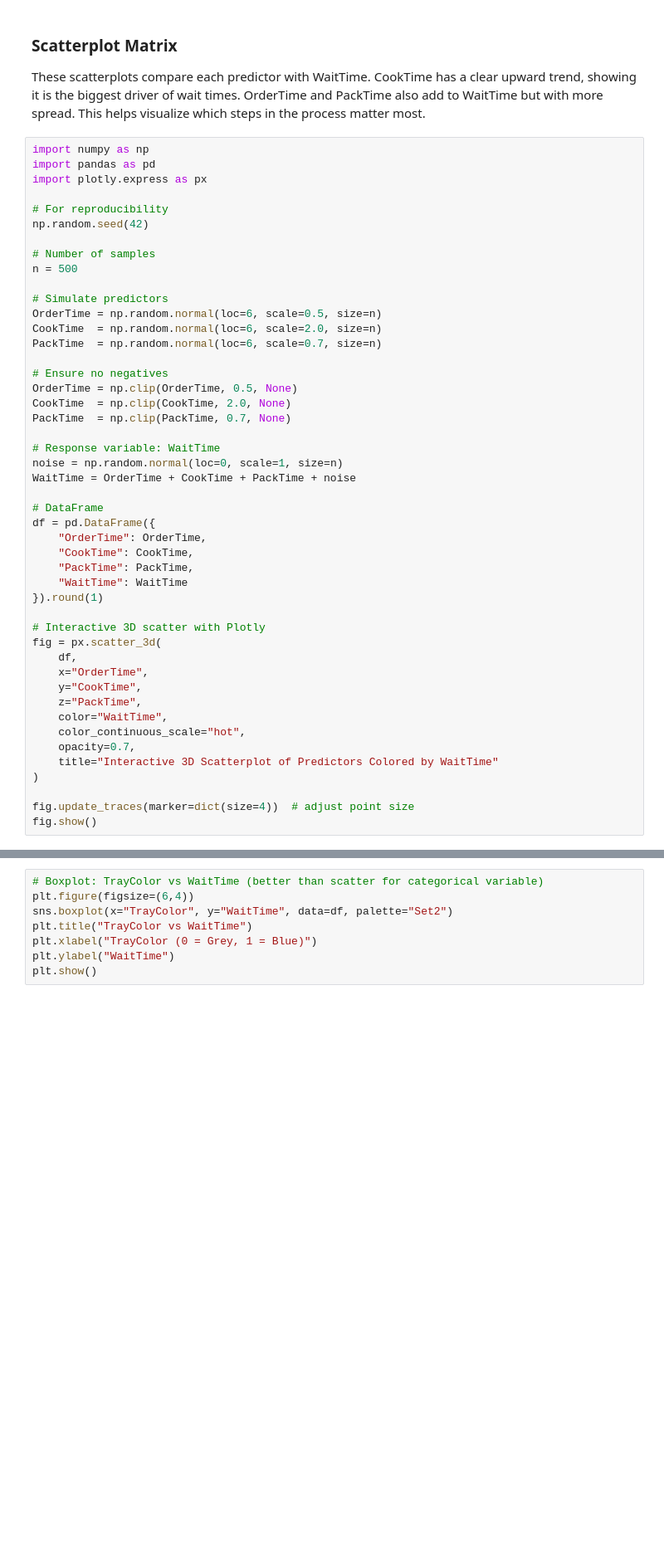
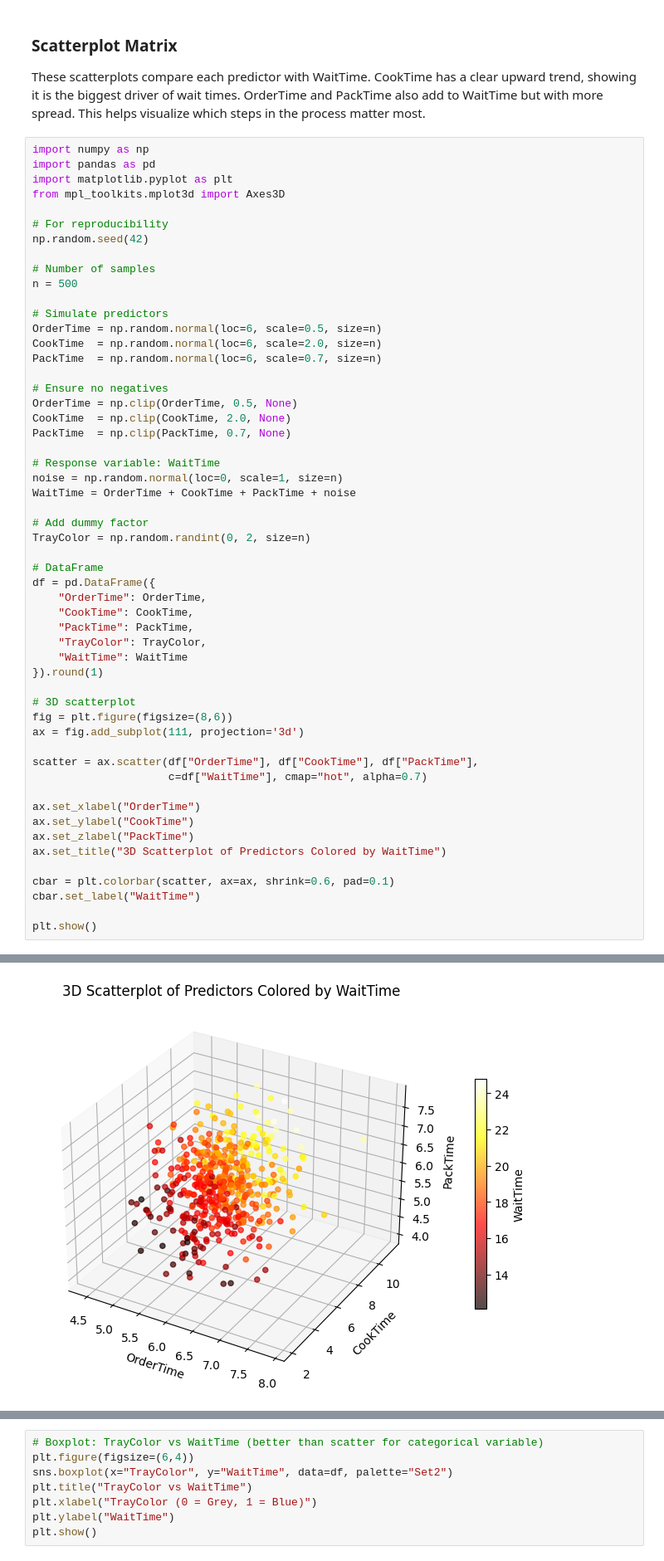
Before and after one commit to AgustinA-Git/Hypothesis-Testing-Applications, a Jupyter notebook: hypothesis-testing-application-regression.ipynb, the cells around one changed output, grey strips where cells are left out. Shown: that part at 83% size. Saved outputs shown, nothing was run; the diff lists cells and outputs as text; blank space fills up the shorter version.

```diff
--- a/hypothesis-testing-application-regression.ipynb
+++ b/hypothesis-testing-application-regression.ipynb
@@ -180,7 +167,8 @@ These scatterplots compare each predictor with WaitTime. CookTime has a clear up
 # %%
 import numpy as np
 import pandas as pd
-import plotly.express as px
+import matplotlib.pyplot as plt
+from mpl_toolkits.mplot3d import Axes3D
 
 # For reproducibility
 np.random.seed(42)
@@ -202,26 +190,32 @@ PackTime  = np.clip(PackTime, 0.7, None)
 noise = np.random.normal(loc=0, scale=1, size=n)
 WaitTime = OrderTime + CookTime + PackTime + noise
 
+# Add dummy factor
+TrayColor = np.random.randint(0, 2, size=n)
+
 # DataFrame
 df = pd.DataFrame({
     "OrderTime": OrderTime,
     "CookTime": CookTime,
     "PackTime": PackTime,
+    "TrayColor": TrayColor,
     "WaitTime": WaitTime
 }).round(1)
 
-# Interactive 3D scatter with Plotly
-fig = px.scatter_3d(
-    df,
-    x="OrderTime",
-    y="CookTime",
-    z="PackTime",
-    color="WaitTime",
-    color_continuous_scale="hot",
-    opacity=0.7,
-    title="Interactive 3D Scatterplot of Predictors Colored by WaitTime"
-)
+# 3D scatterplot
+fig = plt.figure(figsize=(8,6))
+ax = fig.add_subplot(111, projection='3d')
 
-fig.update_traces(marker=dict(size=4))  # adjust point size
-fig.show()
+scatter = ax.scatter(df["OrderTime"], df["CookTime"], df["PackTime"],
+                     c=df["WaitTime"], cmap="hot", alpha=0.7)
+
+ax.set_xlabel("OrderTime")
+ax.set_ylabel("CookTime")
+ax.set_zlabel("PackTime")
+ax.set_title("3D Scatterplot of Predictors Colored by WaitTime")
+
+cbar = plt.colorbar(scatter, ax=ax, shrink=0.6, pad=0.1)
+cbar.set_label("WaitTime")
+
+plt.show()
 # %% [output]
@@ -228,0 +222 @@ fig.show()
+[figure, added]
```
Also changed, not shown: parts of 7 cells of this notebook.
